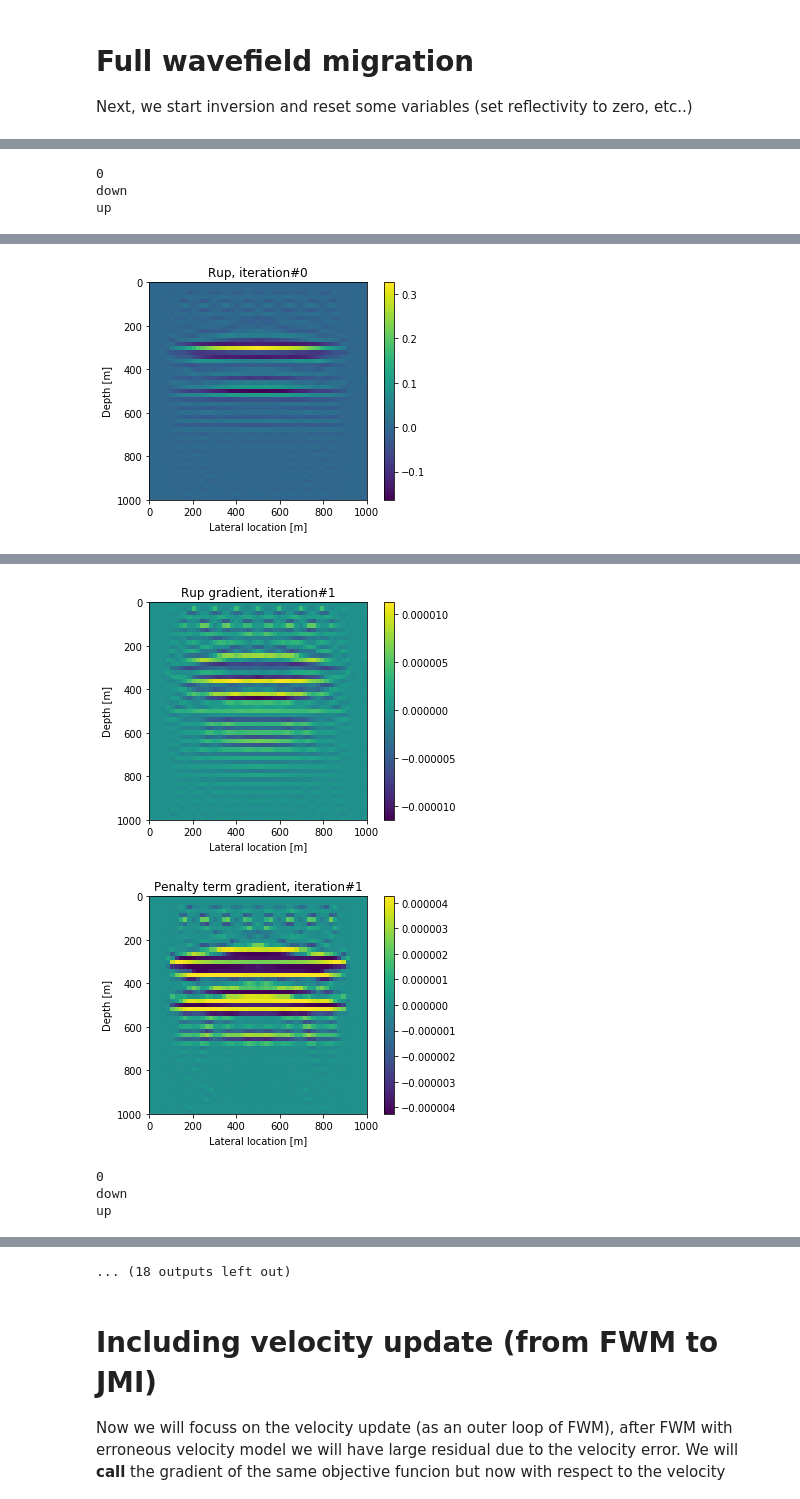
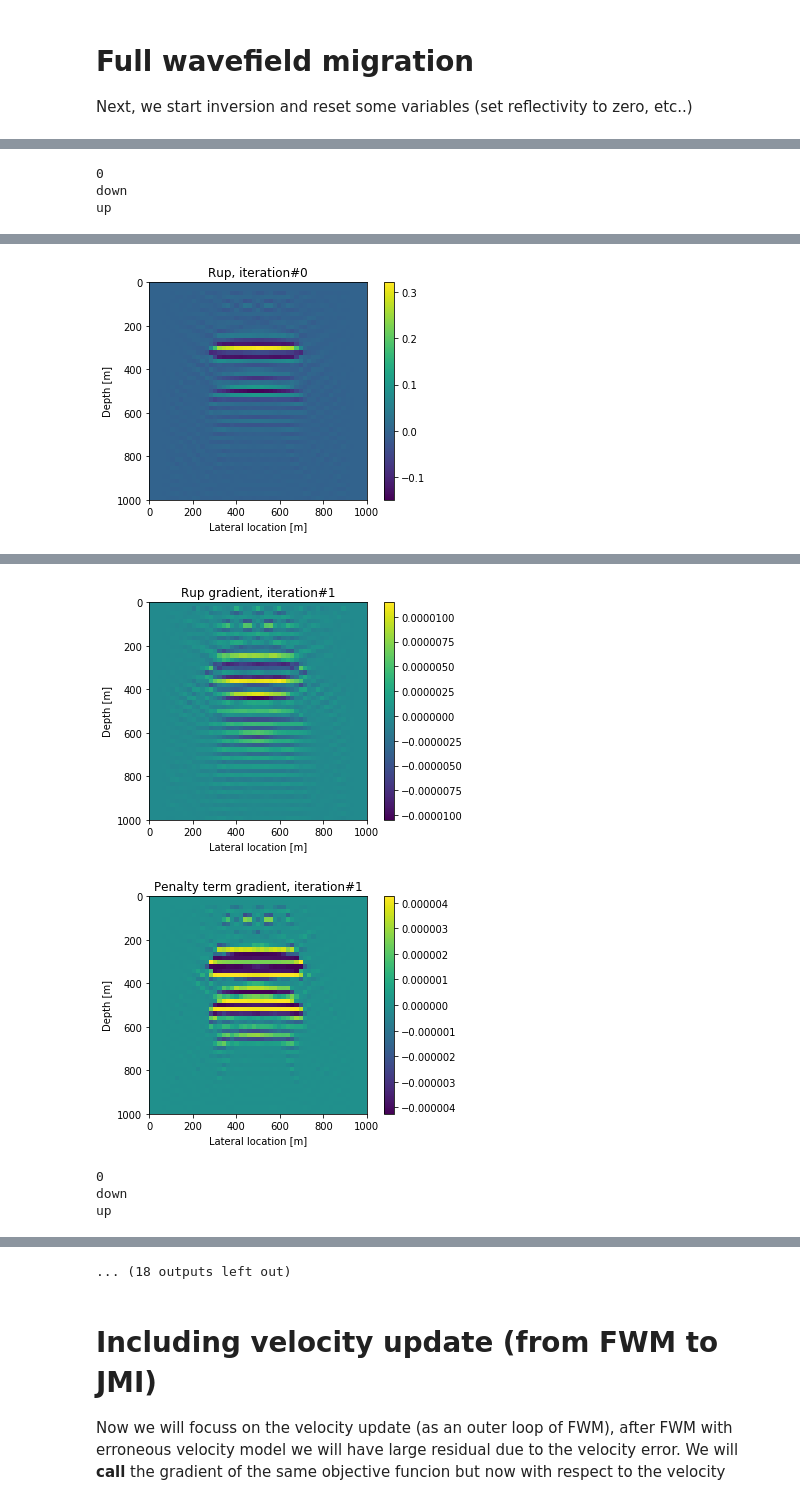
Before and after one commit to GeoMarky/tf2demo, a Jupyter notebook: tf2wrw.ipynb, the cells around one changed output, grey strips where cells are left out. Drawn from its saved outputs; the diff is of its cells as text; code cells hidden in the pictures.

```diff
--- a/tf2wrw.ipynb
+++ b/tf2wrw.ipynb
@@ -180,13 +180,13 @@ for iz in range(2):
 
 rtrue = np.zeros([nx,nz], dtype=np.complex64)
 ctrue = c*np.ones([nx,nz], dtype=np.complex64)
-for ix in range(nx):
+#for ix in range(nx):
     #rtrue[5+ix,15-round(0*ix/nx)]=0.75
     #rtrue[5+ix,15+round(0*ix/nx)]=-0.75
-    rtrue[ix,15]=0.5
-    rtrue[ix,25]=-0.5
+rtrue[15:35,15]=0.5
+rtrue[15:35,25]=-0.5
     #ctrue[5+ix,15-round(0*ix/nx):12+round(0*ix/nx)]=c*1.2
-    ctrue[ix,15:25]=c*1.2
+ctrue[15:35,15:25]=c*1.2
 
 rup=rtrue
 rdown=-rtrue
@@ -275,8 +275,8 @@ Next, we start inversion and reset some variables (set reflectivity to zero, etc
 # %%
 rtrue = np.zeros([nx,nz], dtype=np.complex64)
 ctrue = c*np.ones([nx,nz], dtype=np.complex64)
-for ix in range(nx):
-    ctrue[ix,15:25]=c*1.2
+#for ix in range(nx):
+ctrue[15:35,15:25]=c*1.2
 
 vel=ctrue
 
@@ -395,7 +395,7 @@ Current loss: 0.0005845433+0.0000000000j
 down
 up
 [figure]
-[figure, old version]
+[figure, new version]
 0
 down
 up
@@ -406,5 +406,5 @@ Current loss: 0.0001132211+0.0000000000j
-[figure, old version]
+[figure, new version]
-[figure, old version]
+[figure, new version]
 0
 down
 up
```
Also changed, not shown: parts of 5 cells of this notebook.
